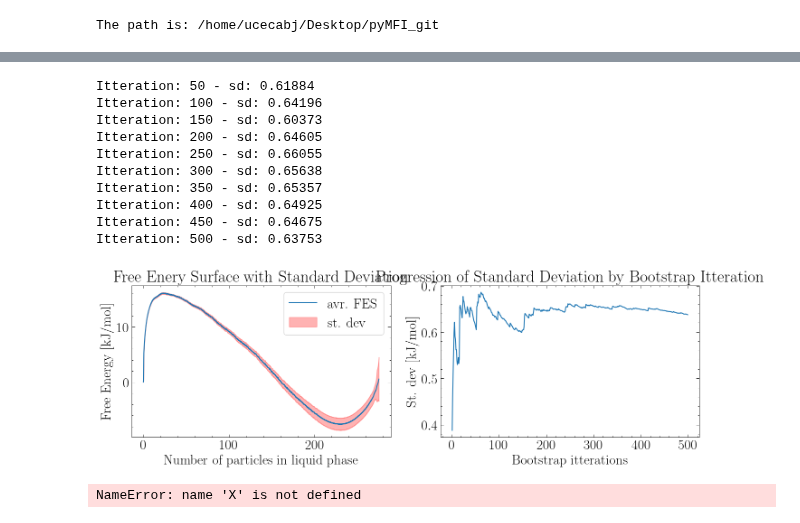
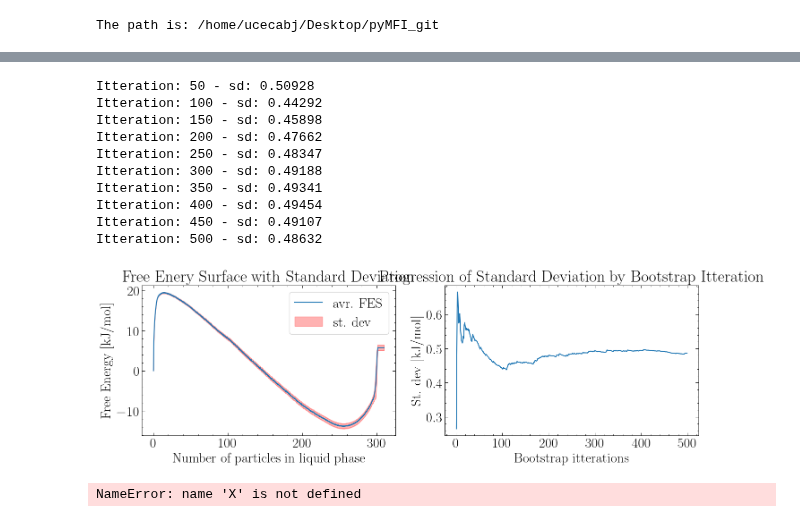
Before and after one commit to mme-ucl/MFI, a Jupyter notebook: Manuscript_Results/Figure4.ipynb, the cells around one changed output, grey strips where cells are left out. Saved outputs shown, nothing was run; the diff lists cells and outputs as text; code cells hidden in the pictures.

Commit message:
fixed error from last merge. result figure 3 and 4.

```diff
--- a/Manuscript_Results/Figure4.ipynb
+++ b/Manuscript_Results/Figure4.ipynb
@@ -11,7 +11,8 @@ if 'path' in locals(): os.chdir(path)
 else: os.chdir("../"); path = os.getcwd()
 print("The path is:", path)
 path_manustript = path + "/Manuscript_Results/"
-# from pyMFI import MFI
+path_figure4 = path_manustript + "Figure4/"
+from pyMFI import MFI
 from pyMFI import MFI1D
 # from pyMFI import run_plumed
 
@@ -86,45 +250,62 @@ FileNotFoundError: [Errno 2] No such file or directory: '/home/ucecabj/Storage/M
+# %%
+forceterms_forw = []; forceterms_back = []
+
+index_list = np.arange(1,51).tolist()
+# index_list.remove(3)
+# index_list.remove(5)
+# index_list.remove(7)
+index_list.remove(38)
+
+#load force terms
+for i in index_list:
+    [Ftot_den, Ftot_den2, Ftot, ofv_num, ofe] = MFI1D.load_npy(path_master + "forward_master_" + str(i) + "_n80")
+    forceterms_forw.append( [Ftot_den, Ftot_den2, Ftot + bias_force_80, ofv_num] )
+    [Ftot_den, Ftot_den2, Ftot, ofv_num, ofe] = MFI1D.load_npy(path_master + "backward_master_" + str(i) + "_n80")
+    forceterms_back.append( [Ftot_den, Ftot_den2, Ftot, ofv_num] )
+
+MFI.save_npy([forceterms_forw, forceterms_back], path_figure4 + "LJ_n80_allforces")
 # %%
-# os.chdir(path + "/DATA_examples/1D_LJ_T6n55")
+# # os.chdir(path + "/DATA_examples/1D_LJ_T6n55")
 
-path_forceterms = "/home/ucecabj/Desktop/pyMFI_git/DATA_examples/1D_LJ_T6n55/force_terms/"
+# path_forceterms = "/home/ucecabj/Desktop/pyMFI_git/DATA_examples/1D_LJ_T6n55/force_terms/"
 
-#initialise force list and grid
-forceterms_forw = []
-forceterms_back = []
-min_grid=0; max_grid=275; nbins=2201; X = np.linspace(min_grid, max_grid, nbins)
+# #initialise force list and grid
+# forceterms_forw = []
+# forceterms_back = []
+# min_grid=0; max_grid=275; nbins=2201; X = np.linspace(min_grid, max_grid, nbins)
 
-#load force terms
-for i in range(1,51):
-    [Ftot_den, Ftot_den2, Ftot, ofv_num] = MFI1D.load_pkl(path_forceterms + "forces_forw_"+str(i))
-    forceterms_forw.append( [Ftot_den, Ftot] )
-    [Ftot_den, Ftot_den2, Ftot, ofv_num] = MFI1D.load_pkl(path_forceterms + "forces_back_"+str(i))
-    forceterms_back.append( [Ftot_den, Ftot] )
+# #load force terms
+# for i in range(1,51):
+#     [Ftot_den, Ftot_den2, Ftot, ofv_num] = MFI1D.load_pkl(path_forceterms + "forces_forw_"+str(i))
+#     forceterms_forw.append( [Ftot_den, Ftot] )
+#     [Ftot_den, Ftot_den2, Ftot, ofv_num] = MFI1D.load_pkl(path_forceterms + "forces_back_"+str(i))
+#     forceterms_back.append( [Ftot_den, Ftot] )
 
 #Boostrap
 [FES_avr, sd_fes, sd_fes_prog ] = MFI1D.bootstrap_forw_back(X, np.asarray(forceterms_forw), np.asarray(forceterms_back), n_bootstrap=500, set_fes_minima="first_value")
 
 #Plot
 plt.figure(figsize=(14,5)); plt.subplot(1,2,1)
 plt.plot(X, FES_avr, label="avr. FES")
 plt.fill_between(X, FES_avr - sd_fes, FES_avr + sd_fes, alpha=0.3, color="red", label="st. dev")
 plt.xlabel("Number of particles in liquid phase"), plt.ylabel("Free Energy [kJ/mol]"); plt.legend(); plt.title("Free Enery Surface with Standard Deviation")
 
 
 plt.subplot(1,2,2)
 plt.plot(range(len(sd_fes_prog)), sd_fes_prog)
 plt.xlabel("Bootstrap itterations"), plt.ylabel("St. dev [kJ/mol]"); plt.title("Progression of Standard Deviation by Bootstrap Itteration"); plt.tight_layout()
 # %% [output]
-Itteration: 50 - sd: 0.61884
-Itteration: 100 - sd: 0.64196
-Itteration: 150 - sd: 0.60373
-Itteration: 200 - sd: 0.64605
-Itteration: 250 - sd: 0.66055
-Itteration: 300 - sd: 0.65638
-Itteration: 350 - sd: 0.65357
-Itteration: 400 - sd: 0.64925
-Itteration: 450 - sd: 0.64675
-Itteration: 500 - sd: 0.63753
+Itteration: 50 - sd: 0.50928
+Itteration: 100 - sd: 0.44292
+Itteration: 150 - sd: 0.45898
+Itteration: 200 - sd: 0.47662
+Itteration: 250 - sd: 0.48347
+Itteration: 300 - sd: 0.49188
+Itteration: 350 - sd: 0.49341
+Itteration: 400 - sd: 0.49454
+Itteration: 450 - sd: 0.49107
+Itteration: 500 - sd: 0.48632
-[figure, old version]
+[figure, new version]
 # %%
 fig, axs = plt.subplots(1, 2, figsize=(12, 5))
 cp = axs[0].contourf(X, Y, FES, levels=np.arange(0, 20, 1), cmap='coolwarm', antialiased=False, alpha=0.8);
```
Also changed, not shown: parts of 15 cells of this notebook, 26 other files.
